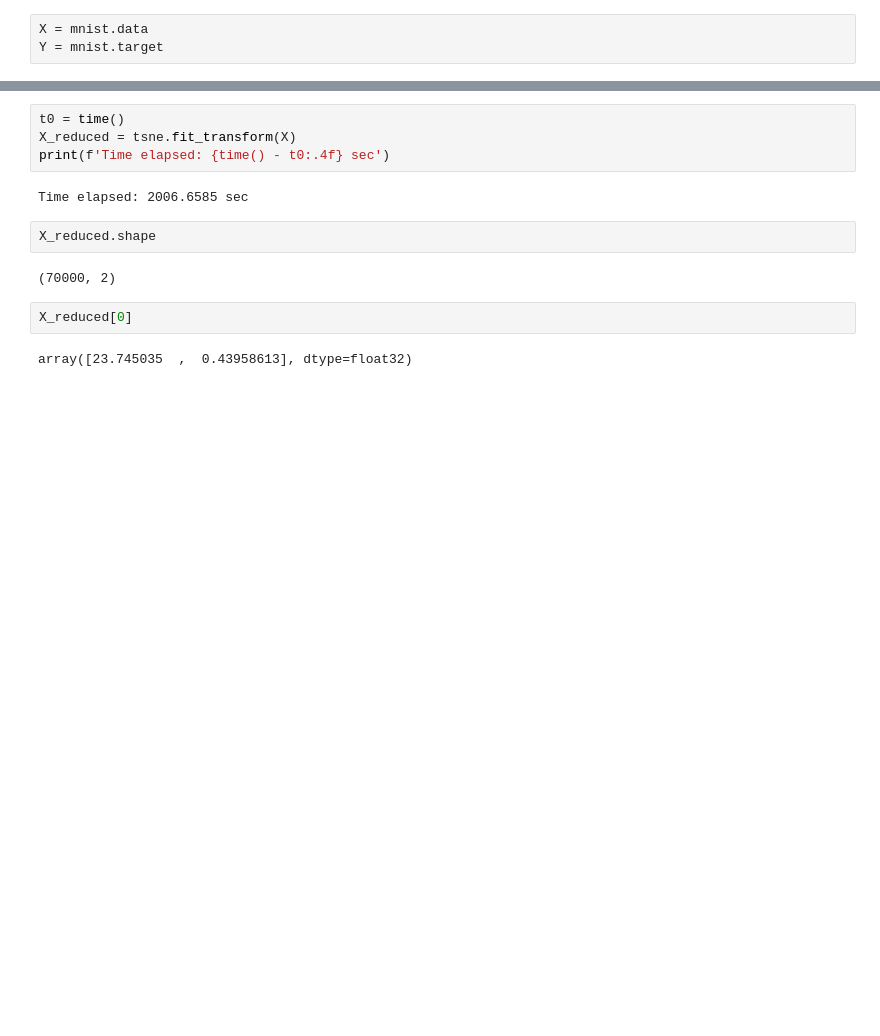
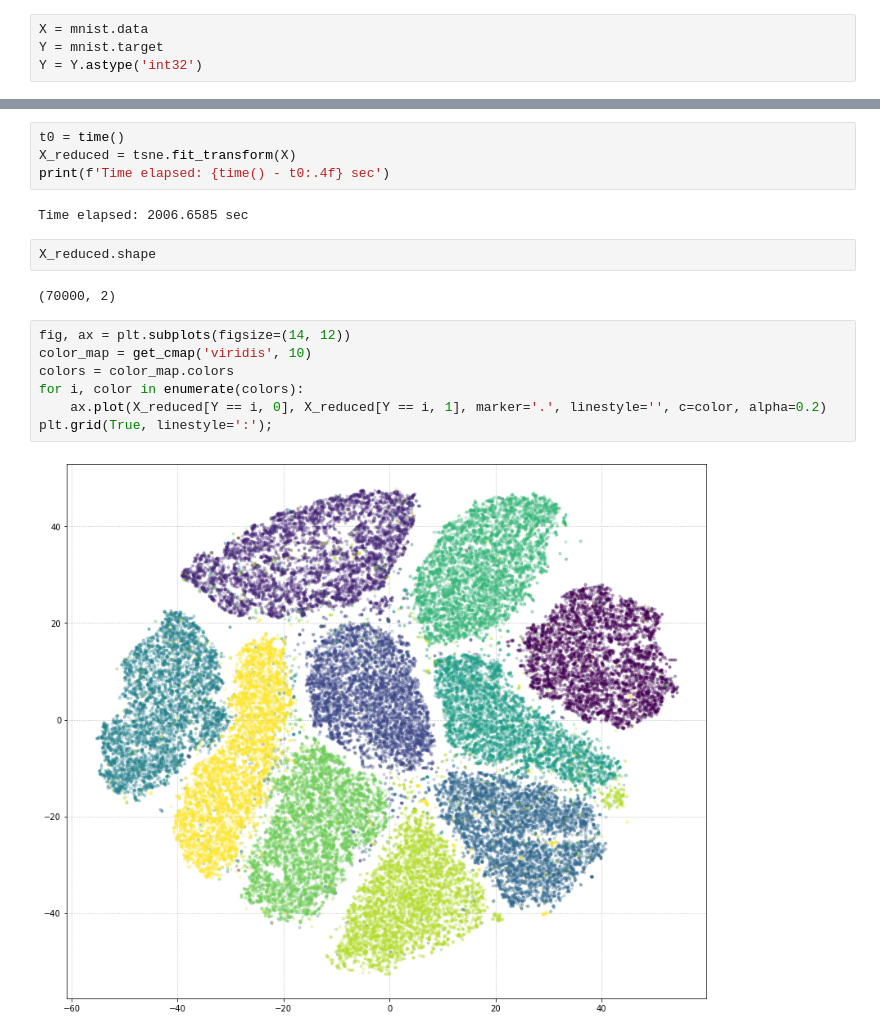
Before and after one commit to capac/scikit-learn-exercises, a Jupyter notebook: t-sne.ipynb, the cells around one changed output, grey strips where cells are left out. Drawn from its saved outputs; the diff is of its cells as text; blank space fills up the shorter version.

Commit message:
Created t-SNE plot

```diff
--- a/t-sne.ipynb
+++ b/t-sne.ipynb
@@ -32,3 +33,4 @@ mnist.target.shape: (70000,)
 # %%
 X = mnist.data
 Y = mnist.target
+Y = Y.astype('int32')
@@ -68,7 +71,12 @@ Time elapsed: 2006.6585 sec
 X_reduced.shape
 # %% [output]
 (70000, 2)
-# %%
-X_reduced[0]
-# %% [output]
-array([23.745035  ,  0.43958613], dtype=float32)
+# %%
+fig, ax = plt.subplots(figsize=(14, 12))
+color_map = get_cmap('viridis', 10)
+colors = color_map.colors
+for i, color in enumerate(colors):
+    ax.plot(X_reduced[Y == i, 0], X_reduced[Y == i, 1], marker='.', linestyle='', c=color, alpha=0.2)
+plt.grid(True, linestyle=':');
+# %% [output]
+[figure, added]
```
Also changed, not shown: parts of 3 cells of this notebook.
